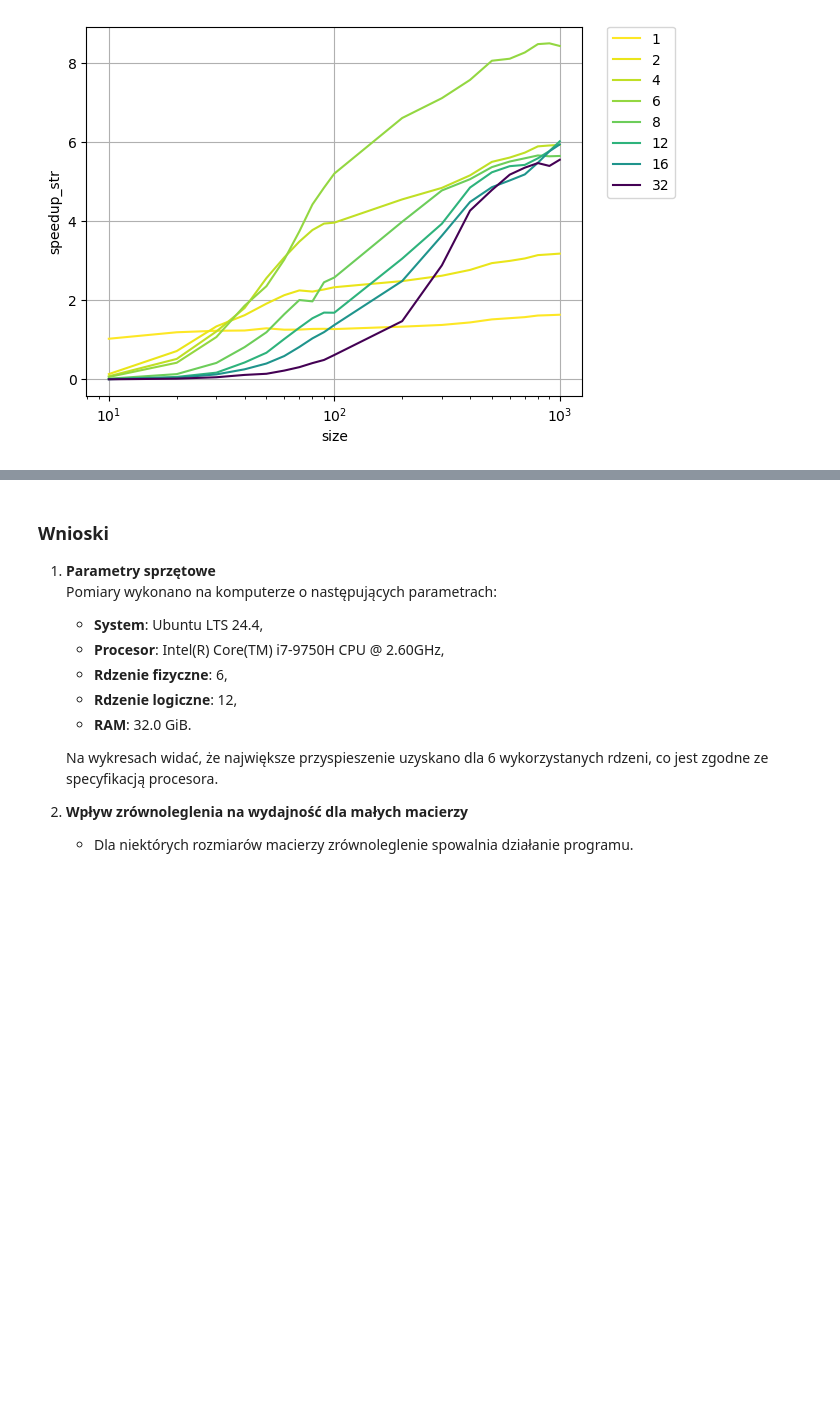
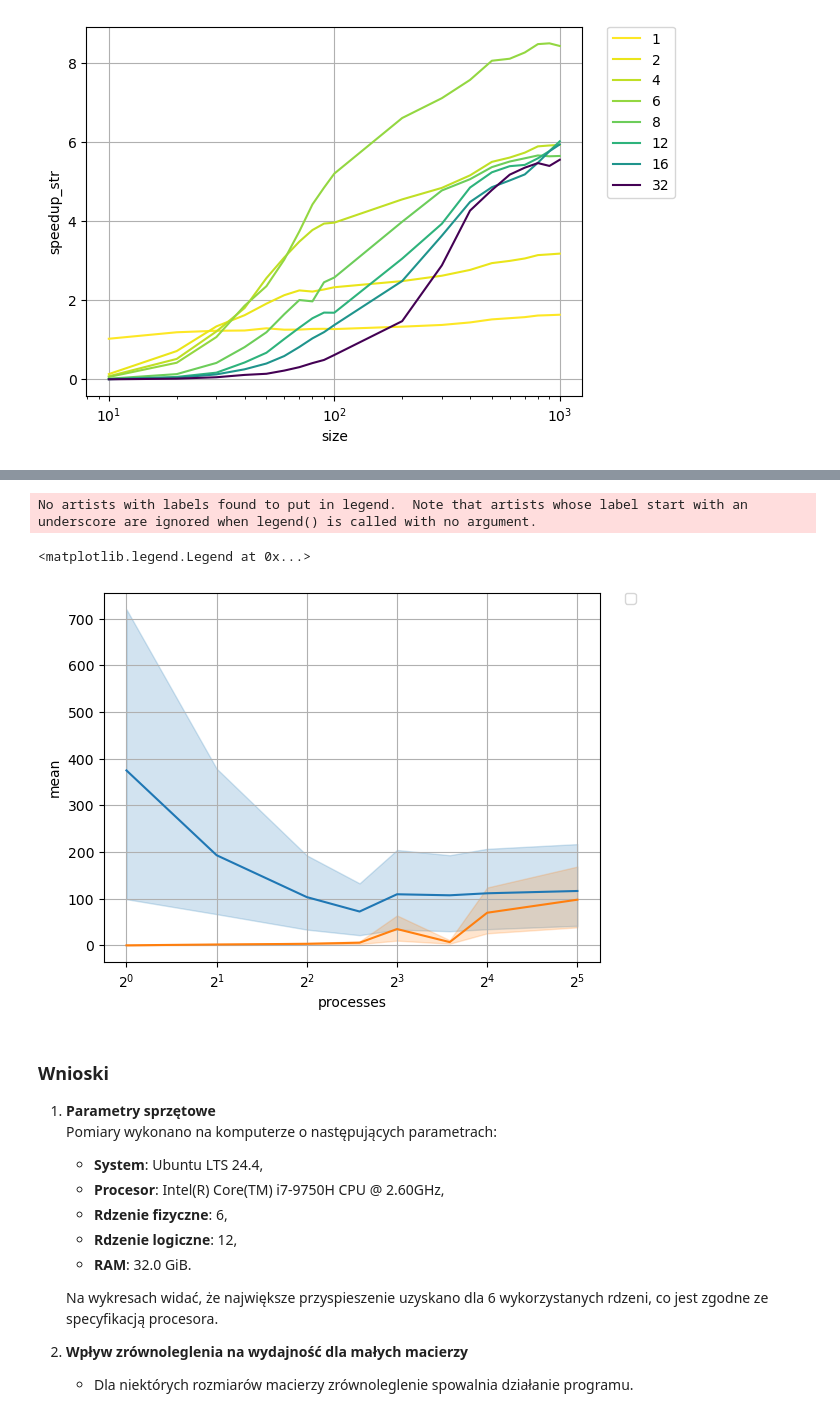
Before and after one commit to qert6g35/OWW, a Jupyter notebook: plots.ipynb, the cells around one changed output, grey strips where cells are left out. Drawn from its saved outputs; the diff is of its cells as text; code cells hidden in the pictures; blank space fills up the shorter version.

```diff
--- a/plots.ipynb
+++ b/plots.ipynb
@@ -178,3 +184,16 @@ plt.legend(bbox_to_anchor=(1.05,1), loc=2, borderaxespad=0.)
 # %% [output]
 <matplotlib.legend.Legend at 0x...>
 [figure]
+# %%
+grouped3 = grouped[grouped["processes"]>0].reset_index()
+grouped2 = df2.groupby(['processes','size'])['time'].agg(['mean', 'median']).reset_index()
+
+time_mean_communication = grouped2.rename(columns={'mean': 'time_mean_communication'})
+
+grouped3 = grouped3.merge(time_mean_communication, on=['processes','size'],how='right')
+
+# grouped['speedup_ort'] = grouped['time_mean_ortodox'] / grouped['mean']
+
+grouped3['communication_ratio'] = grouped3['time_mean_communication'] / grouped3['mean']
+
+grouped3.head()
@@ -181,3 +207,18 @@ plt.legend(bbox_to_anchor=(1.05,1), loc=2, borderaxespad=0.)
+# %%
+filtered_df_strong = grouped3
+# filtered_df['size'] = filtered_df['size'].astype(str)
+
+sns.lineplot(data=filtered_df_strong, x="processes", y="mean",palette="viridis_r")
+sns.lineplot(data=filtered_df_strong, x="processes", y="time_mean_communication")
+# plt.yscale('log')
+plt.xscale('log',base=2)
+plt.grid("on")
+
+plt.legend(bbox_to_anchor=(1.05,1), loc=2, borderaxespad=0.)
+# %% [output]
+No artists with labels found to put in legend.  Note that artists whose label start with an underscore are ignored when legend() is called with no argument.
+<matplotlib.legend.Legend at 0x...>
+[figure, added]
 # %% [markdown]
 ### Wnioski
 
```
Also changed, not shown: parts of 3 cells of this notebook.
